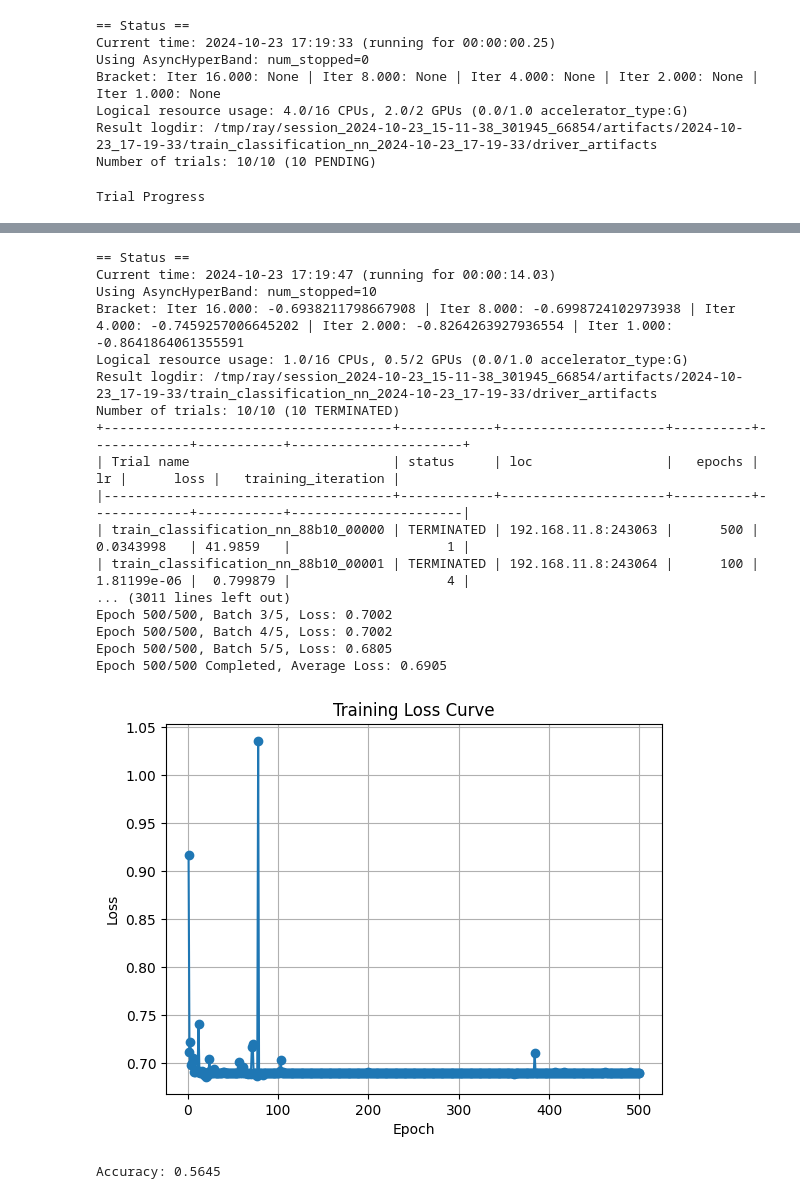
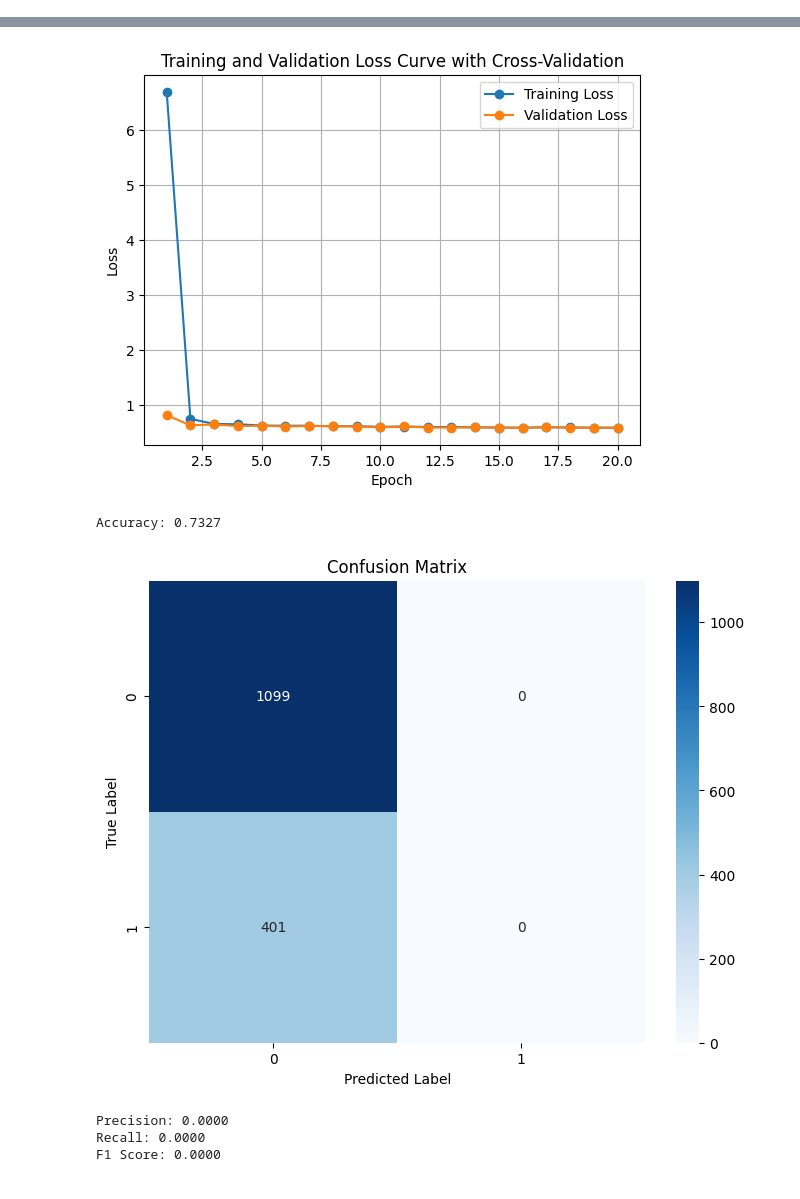
Before and after one commit to KasaharaGen/DengueFeverdetection, a Jupyter notebook: src/nn_model/nn.ipynb, the cells around one changed output, grey strips where cells are left out. Cells and saved outputs as stored; diff of their text form; code cells hidden in the pictures.

```diff
--- a/src/nn_model/nn.ipynb
+++ b/src/nn_model/nn.ipynb
@@ -29,7 +32,7 @@ def get_datas(csv_path):
 
     #TensorDatasetの作成
     train_dataset = TensorDataset(X_train_tensor, y_train_tensor)
-    train_loader = DataLoader(train_dataset, batch_size=64, shuffle=True)
+    train_loader = DataLoader(train_dataset, batch_size=128, shuffle=True)
 
     return train_dataset,train_loader,X_test_tensor,y_test_tensor
 # %%
@@ -38,26 +41,29 @@ class BinaryClassificationNN(nn.Module):
         super(BinaryClassificationNN, self).__init__()
         self.fc1 = nn.Linear(input_size, 1024)
         self.fc2 = nn.Linear(1024, 512)
-        self.fc3 = nn.Linear(512, 128)
-        self.fc4 = nn.Linear(128, 16)
-        self.fc5=nn.Linear(16,1)
-        self.dropout_1 = nn.Dropout(p=0.25)
-        self.dropout_2 = nn.Dropout(p=0.1)
+        self.fc3 = nn.Linear(512, 256)
+        self.fc4 = nn.Linear(256, 128)
+        self.fc5 = nn.Linear(128, 64)
+        self.fc6=nn.Linear(64,1)
+        #self.dropout_1 = nn.Dropout(p=0.3)
+        #self.dropout_2 = nn.Dropout(p=0.1)
 
     def forward(self, x):
         x = torch.relu(self.fc1(x))
-        x = self.dropout_2(x)
+        #x = self.dropout_2(x)
 
         x = torch.relu(self.fc2(x))
-        x = self.dropout_2(x)
+        #x = self.dropout_2(x)
 
         x = torch.relu(self.fc3(x))
-        x = self.dropout_1(x)
+        #x = self.dropout_1(x)
 
         x = torch.relu(self.fc4(x))
-        x = self.dropout_1(x)
+        #x = self.dropout_1(x)
 
-        x = torch.sigmoid(self.fc5(x))
+        x=torch.relu(self.fc5(x))
+
+        x = torch.sigmoid(self.fc6(x))
 
         return x
 # %%
@@ -198,9 +311,8 @@ def test_classification_nn(X_test_tensor, y_test_tensor, model):
 # %%
-train_dataset,train_loader,X_test_tensor,y_test_tensor=get_datas('../../data/extract_dengue_data.csv')
+train_dataset,train_loader,X_test_tensor,y_test_tensor=get_datas('../../data/learning_data.csv')
 input_size=X_test_tensor.shape[1]
 
-best_config=tune_nn(input_size,train_loader)
-print(best_config)
-model=optimized_nn(input_size,train_loader,best_config)
-test_classification_nn(X_test_tensor,y_test_tensor,model)
+#best_config=tune_nn(input_size,train_loader)
+#print(best_config)
+model=optimized_nn_with_cv(input_size,train_dataset)
 # %% [output]
@@ -208,8 +335,0 @@ test_classification_nn(X_test_tensor,y_test_tensor,model)
-== Status ==
-Current time: 2024-10-23 17:19:33 (running for 00:00:00.25)
-Using AsyncHyperBand: num_stopped=0
-Bracket: Iter 16.000: None | Iter 8.000: None | Iter 4.000: None | Iter 2.000: None | Iter 1.000: None
-Logical resource usage: 4.0/16 CPUs, 2.0/2 GPUs (0.0/1.0 accelerator_type:G)
-Result logdir: /tmp/ray/session_2024-10-23_15-11-38_301945_66854/artifacts/2024-10-23_17-19-33/train_classification_nn_2024-10-23_17-19-33/driver_artifacts
-Number of trials: 10/10 (10 PENDING)
-Trial Progress
@@ -245,19 +336,9 @@ Number of trials: 10/10 (2 PENDING, 8 TERMINATED)
-== Status ==
-Current time: 2024-10-23 17:19:47 (running for 00:00:14.03)
-Using AsyncHyperBand: num_stopped=10
-Bracket: Iter 16.000: -0.6938211798667908 | Iter 8.000: -0.6998724102973938 | Iter 4.000: -0.7459257006645202 | Iter 2.000: -0.8264263927936554 | Iter 1.000: -0.8641864061355591
-Logical resource usage: 1.0/16 CPUs, 0.5/2 GPUs (0.0/1.0 accelerator_type:G)
-Result logdir: /tmp/ray/session_2024-10-23_15-11-38_301945_66854/artifacts/2024-10-23_17-19-33/train_classification_nn_2024-10-23_17-19-33/driver_artifacts
-Number of trials: 10/10 (10 TERMINATED)
-+-------------------------------------+------------+---------------------+----------+-------------+-----------+----------------------+
-| Trial name                          | status     | loc                 |   epochs |          lr |      loss |   training_iteration |
-|-------------------------------------+------------+---------------------+----------+-------------+-----------+----------------------|
-| train_classification_nn_88b10_00000 | TERMINATED | 192.168.11.8:243063 |      500 | 0.0343998   | 41.9859   |                    1 |
-| train_classification_nn_88b10_00001 | TERMINATED | 192.168.11.8:243064 |      100 | 1.81199e-06 |  0.799879 |                    4 |
-... (3011 lines left out)
-Epoch 500/500, Batch 3/5, Loss: 0.7002
-Epoch 500/500, Batch 4/5, Loss: 0.7002
-Epoch 500/500, Batch 5/5, Loss: 0.6805
-Epoch 500/500 Completed, Average Loss: 0.6905
-[figure, old version]
+[figure, new version]
-Accuracy: 0.5645
+# %%
+test_classification_nn(X_test_tensor,y_test_tensor,model)
+# %% [output]
+Accuracy: 0.7327
+[figure, added]
+Precision: 0.0000
+Recall: 0.0000
+F1 Score: 0.0000
```
Also changed, not shown: parts of 6 cells of this notebook, 5 other files.
